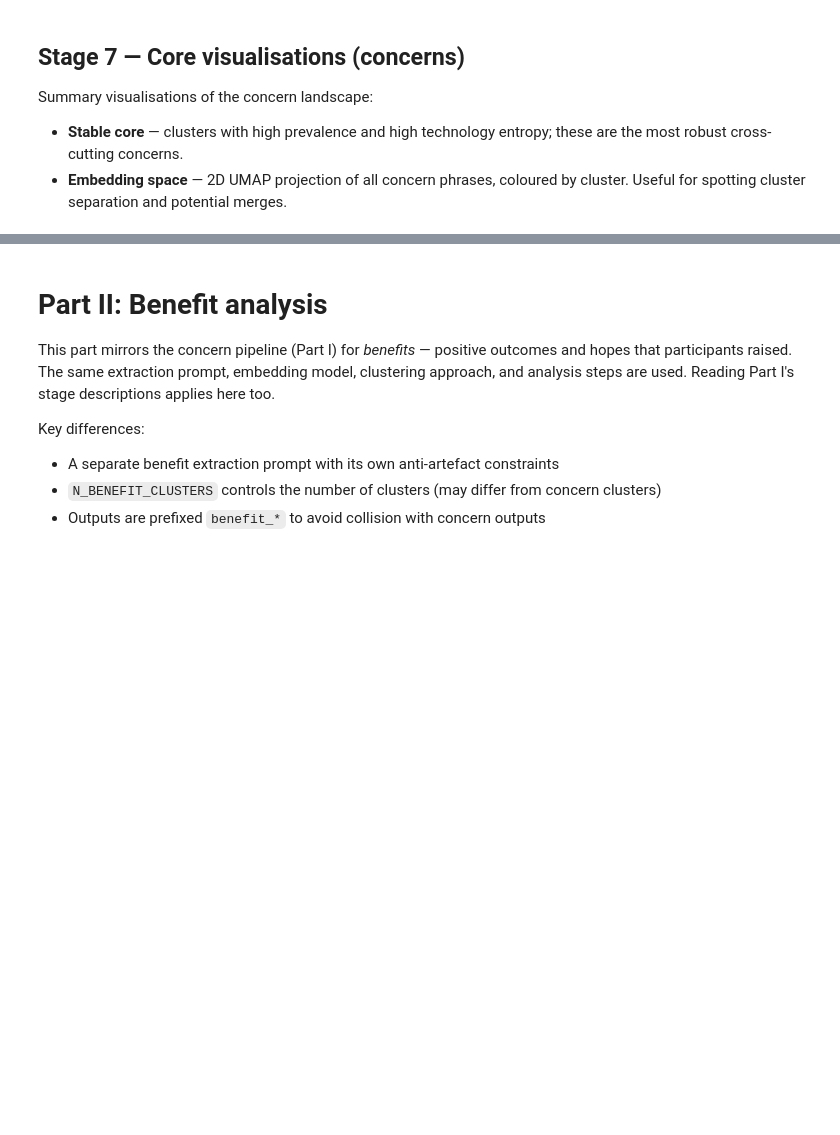
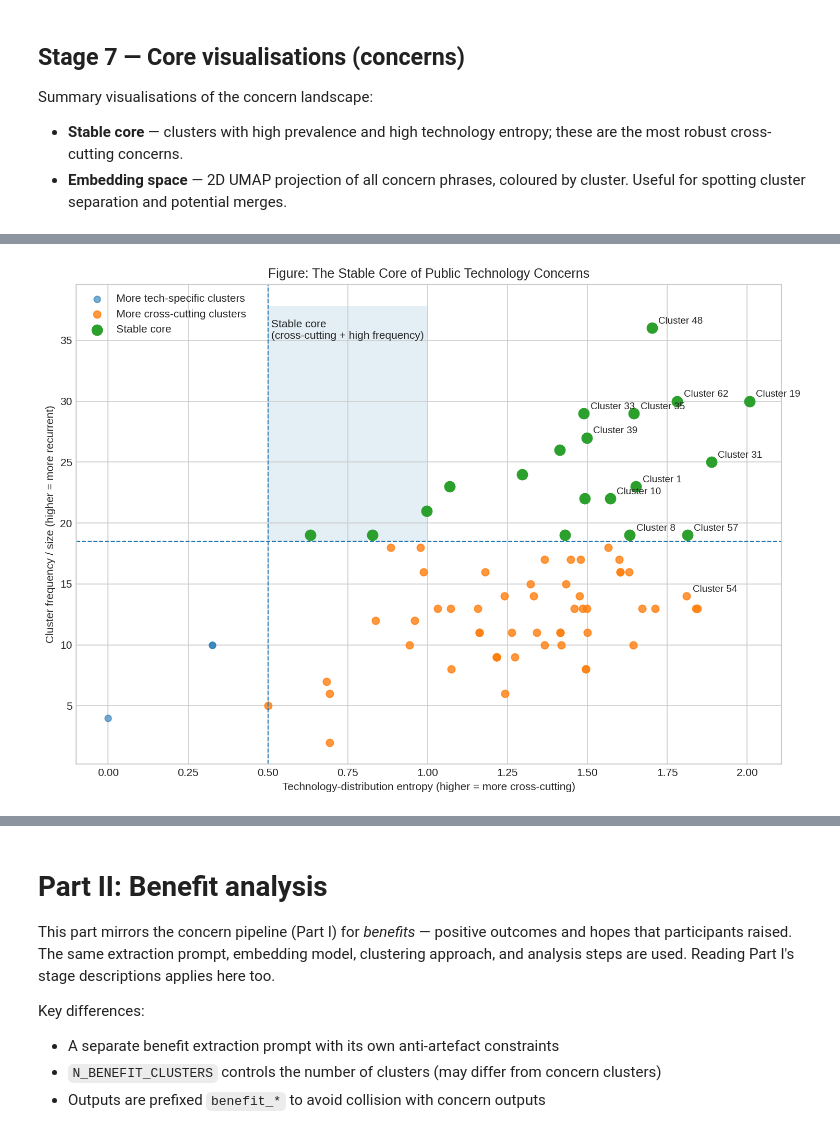
Before and after one commit to mlatcl/pub-dialogue, a Jupyter notebook: public_dialogue_analyser_v12b_4.ipynb, the cells around one changed output, grey strips where cells are left out. Drawn from its saved outputs; the diff is of its cells as text; code cells hidden in the pictures; blank space fills up the shorter version.

```diff
--- a/public_dialogue_analyser_v12b_4.ipynb
+++ b/public_dialogue_analyser_v12b_4.ipynb
@@ -288,0 +241,17 @@ metadata_df.head(3)
+# %%
+# @title Upload source PDF documents
+show_status("Preparing PDF upload...")
+
+from google.colab import files
+
+print("Upload your PDF files:")
+uploaded = files.upload()
+
+pdf_files = []
+for filename, content in uploaded.items():
+    if filename.endswith('.pdf'):
+        filepath = PDF_FOLDER / filename
+        filepath.write_bytes(content)
+        pdf_files.append(filepath)
+
+show_complete(f"Uploaded {len(pdf_files)} PDF files")
@@ -773,0 +1021,24 @@ show_complete(f"Extracted exemplars for {len(cluster_exemplars)} clusters")
+# %%
+# @title Build ordered label list for downstream analysis
+
+cluster_labels_list = []
+
+for cluster_id in sorted(cluster_exemplars.keys()):
+
+    label_data = cluster_labels_dict.get(str(cluster_id), {})
+
+    cluster_labels_list.append(
+        label_data.get("label", f"Cluster {cluster_id}")
+    )
+# %%
+# @title Build readable cluster label lookup
+
+CLUSTER_LABELS = {}
+
+for cluster_id, label_data in cluster_labels_dict.items():
+    CLUSTER_LABELS[int(cluster_id)] = label_data.get(
+        "label",
+        f"Cluster {cluster_id}"
+    )
+
+print(f"Built readable labels for {len(CLUSTER_LABELS)} clusters.")
@@ -1546,7 +2180,9 @@ df = df[df["size"] > 0]
 
 # cluster labels (if available)
 if "CLUSTER_LABELS" in globals():
-    df["label"] = df.index.map(lambda c: CLUSTER_LABELS.get(c, f"Cluster {c}"))
+    df["label"] = df.index.map(
+        lambda c: CLUSTER_LABELS.get(c, CLUSTER_LABELS.get(str(c), f"Cluster {c}"))
+    )
 else:
     df["label"] = df.index.map(lambda c: f"Cluster {c}")
 
@@ -1574,33 +2210,35 @@ core_region = Rectangle(
     size.max() * 1.05 - size_thresh,
     alpha=0.12,
     zorder=0
 )
 ax.add_patch(core_region)
 
 ax.text(
     ENTROPY_THRESHOLD + 0.01,
     size.max() * 1.02,
     "Stable core\n(cross-cutting + high frequency)",
     fontsize=10,
     va="top"
 )
 
 plt.scatter(entropy[~cross_cutting], size[~cross_cutting], alpha=0.6, s=35, label="More tech-specific clusters")
 plt.scatter(entropy[cross_cutting], size[cross_cutting], alpha=0.8, s=45, label="More cross-cutting clusters")
 plt.scatter(entropy[stable_core], size[stable_core], s=90, label="Stable core")
 
 for i in annotate_idx:
     plt.annotate(labels[i], (entropy[i], size[i]), textcoords="offset points", xytext=(6, 4), ha="left", fontsize=9)
 
 plt.axvline(ENTROPY_THRESHOLD, linestyle="--", linewidth=1)
 plt.axhline(size_thresh, linestyle="--", linewidth=1)
 
 plt.xlabel("Technology-distribution entropy (higher = more cross-cutting)")
 plt.ylabel("Cluster frequency / size (higher = more recurrent)")
 plt.title("Figure: The Stable Core of Public Technology Concerns")
 plt.legend()
 plt.tight_layout()
 plt.show()
+# %% [output]
+[figure, added]
 # %%
 # @title Visualise the concern embedding space
 # Clusters projected into 2D using PCA over technology-salience vectors.
```
Also changed, not shown: parts of 40 cells of this notebook.
